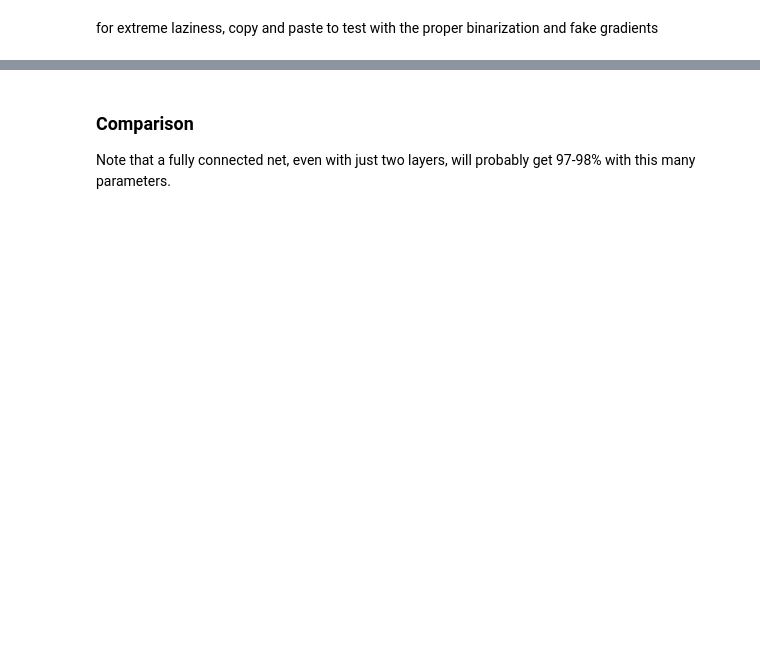
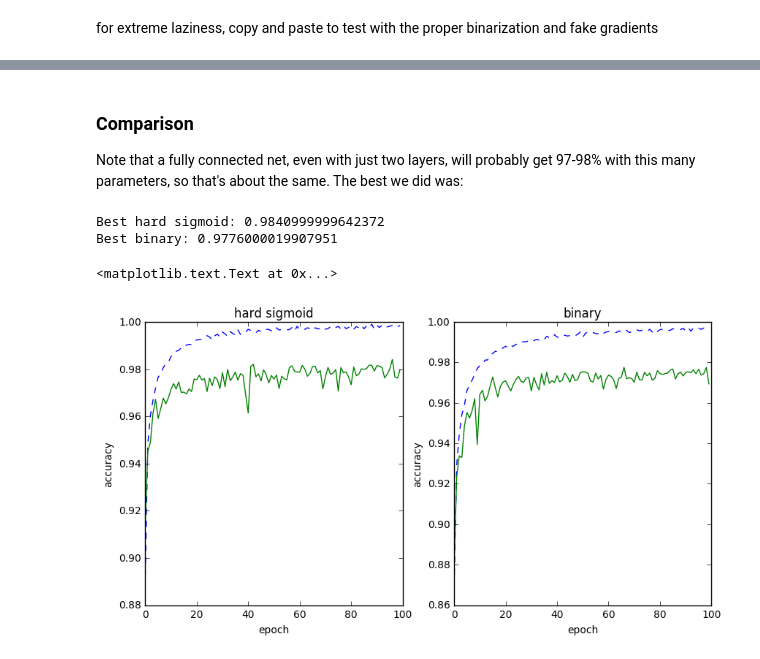
Before and after one commit to PFCM/odds-and-ends, a Jupyter notebook: switching tensor train.ipynb, the cells around one changed output, grey strips where cells are left out. Saved outputs shown, nothing was run; the diff lists cells and outputs as text; code cells hidden in the pictures; blank space fills up the shorter version.

```diff
--- a/switching tensor train.ipynb
+++ b/switching tensor train.ipynb
@@ -384,7 +383,7 @@ with tf.Session() as sess:
                               sess)  # session to run it all
         print('\rEpoch {}:\n~~Train: xent {}, accuracy {}'.format(epoch, xent, acc))
         # record for plotting later
-        bc_test_accs.append(acc)
+        bc_train_accs.append(acc)
 
         # run it on the test data
         test_iter = data.batch_iter(test_data, BATCH_SIZE, False)
@@ -424,4 +422,30 @@ ValueError: x and y must have same first dimension
 ### Comparison
 
 Note that a fully connected net, even with just two layers, will probably get 97-98% with
-this many parameters.
+this many parameters, so that's about the same. The best we did was:
+# %%
+print('Best hard sigmoid: {}\nBest binary: {}'.format(
+    np.max(hs_test_accs), np.max(bc_test_accs)))
+
+# have a look at them next to each other
+plt.figure(figsize=(10, 5))
+plt.subplot(121)
+x = np.arange(len(hs_train_accs))
+plt.plot(x, hs_train_accs, ls='dashed', label='train')
+plt.plot(x, hs_test_accs, label='test')
+plt.title('hard sigmoid')
+plt.ylabel('accuracy')
+plt.xlabel('epoch')
+
+plt.subplot(122)
+x = np.arange(len(hs_train_accs))
+plt.plot(x, bc_train_accs, ls='dashed', label='train')
+plt.plot(x, bc_test_accs, label='test')
+plt.title('binary')
+plt.ylabel('accuracy')
+plt.xlabel('epoch')
+# %% [output]
+Best hard sigmoid: 0.9840999999642372
+Best binary: 0.9776000019907951
+<matplotlib.text.Text at 0x...>
+[figure, added]
```
Also changed, not shown: parts of 8 cells of this notebook.
